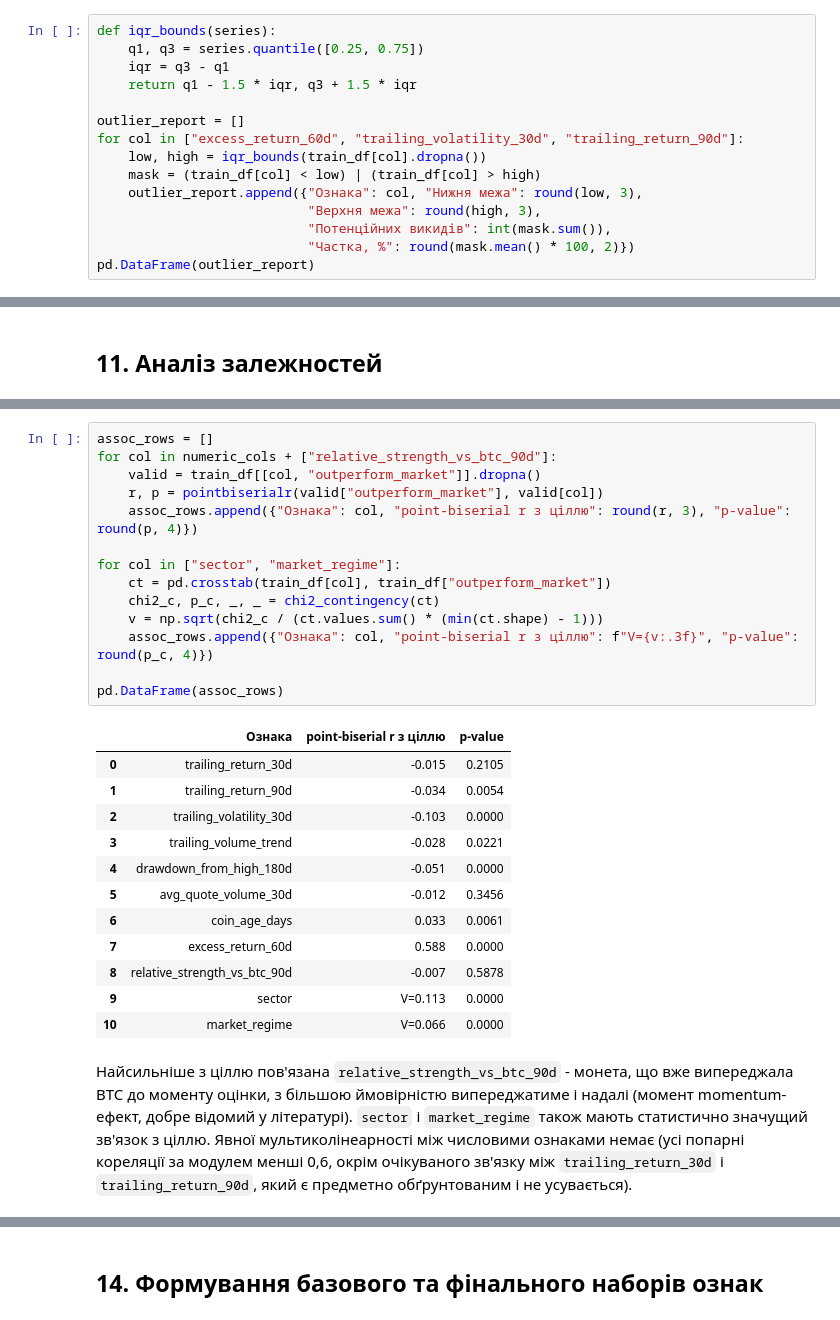
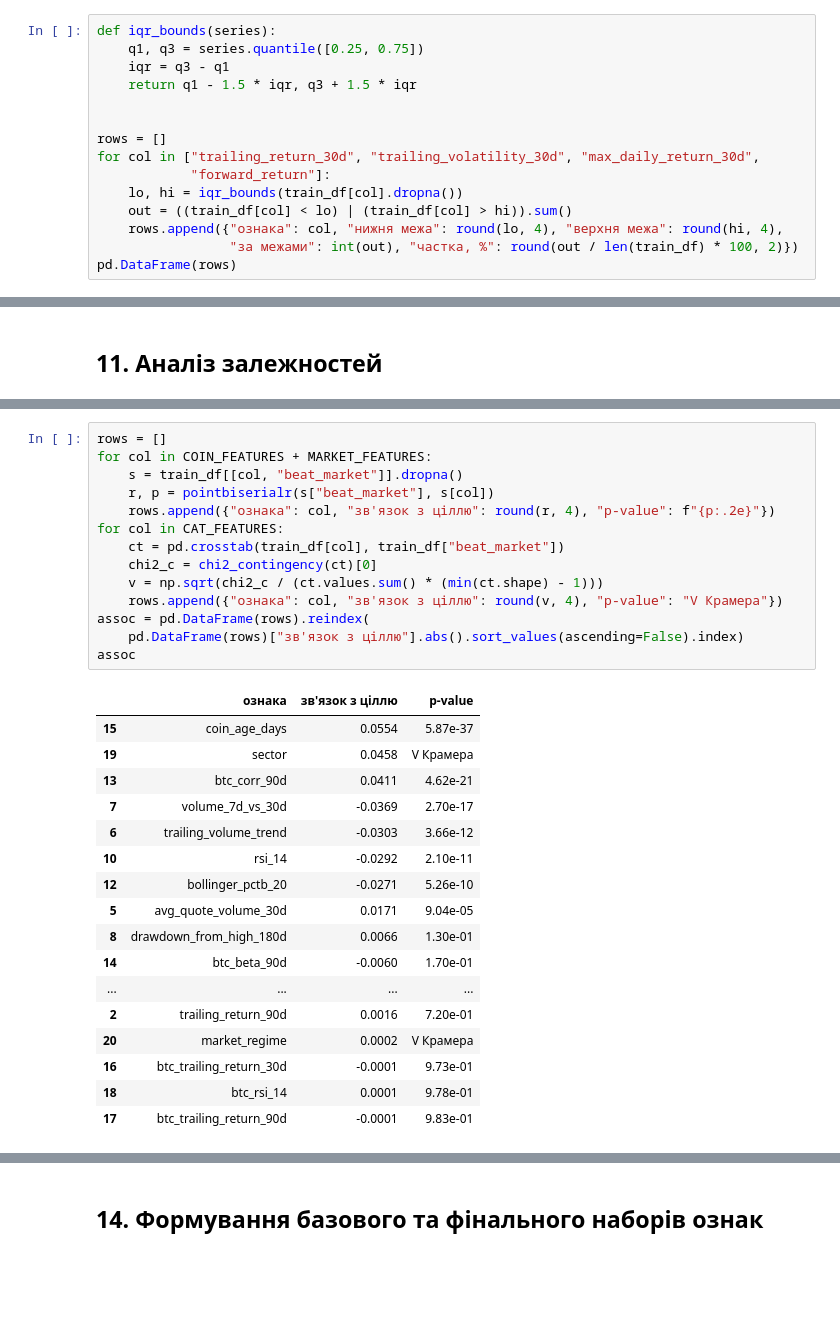
Before and after one commit to Fl0n1x/crypto-perspective-coursework, a Jupyter notebook: Пашко_coursework.ipynb, the cells around one changed output, grey strips where cells are left out. Drawn from its saved outputs; the diff is of its cells as text; blank space fills up the shorter version.

```diff
--- a/Пашко_coursework.ipynb
+++ b/Пашко_coursework.ipynb
@@ -379,13 +431,13 @@ def iqr_bounds(series):
     iqr = q3 - q1
     return q1 - 1.5 * iqr, q3 + 1.5 * iqr
 
-outlier_report = []
-for col in ["excess_return_60d", "trailing_volatility_30d", "trailing_return_90d"]:
-    low, high = iqr_bounds(train_df[col].dropna())
-    mask = (train_df[col] < low) | (train_df[col] > high)
-    outlier_report.append({"Ознака": col, "Нижня межа": round(low, 3),
-                           "Верхня межа": round(high, 3),
-                           "Потенційних викидів": int(mask.sum()),
-                           "Частка, %": round(mask.mean() * 100, 2)})
-pd.DataFrame(outlier_report)
+
+rows = []
+for col in ["trailing_return_30d", "trailing_volatility_30d", "max_daily_return_30d",
+            "forward_return"]:
+    lo, hi = iqr_bounds(train_df[col].dropna())
+    out = ((train_df[col] < lo) | (train_df[col] > hi)).sum()
+    rows.append({"ознака": col, "нижня межа": round(lo, 4), "верхня межа": round(hi, 4),
+                 "за межами": int(out), "частка, %": round(out / len(train_df) * 100, 2)})
+pd.DataFrame(rows)
 # %% [output]
@@ -540,36 +528,32 @@ plt.show()
 # %%
-assoc_rows = []
-for col in numeric_cols + ["relative_strength_vs_btc_90d"]:
-    valid = train_df[[col, "outperform_market"]].dropna()
-    r, p = pointbiserialr(valid["outperform_market"], valid[col])
-    assoc_rows.append({"Ознака": col, "point-biserial r з ціллю": round(r, 3), "p-value": round(p, 4)})
-
-for col in ["sector", "market_regime"]:
-    ct = pd.crosstab(train_df[col], train_df["outperform_market"])
-    chi2_c, p_c, _, _ = chi2_contingency(ct)
+rows = []
+for col in COIN_FEATURES + MARKET_FEATURES:
+    s = train_df[[col, "beat_market"]].dropna()
+    r, p = pointbiserialr(s["beat_market"], s[col])
+    rows.append({"ознака": col, "зв'язок з ціллю": round(r, 4), "p-value": f"{p:.2e}"})
+for col in CAT_FEATURES:
+    ct = pd.crosstab(train_df[col], train_df["beat_market"])
+    chi2_c = chi2_contingency(ct)[0]
     v = np.sqrt(chi2_c / (ct.values.sum() * (min(ct.shape) - 1)))
-    assoc_rows.append({"Ознака": col, "point-biserial r з ціллю": f"V={v:.3f}", "p-value": round(p_c, 4)})
-
-pd.DataFrame(assoc_rows)
+    rows.append({"ознака": col, "зв'язок з ціллю": round(v, 4), "p-value": "V Крамера"})
+assoc = pd.DataFrame(rows).reindex(
+    pd.DataFrame(rows)["зв'язок з ціллю"].abs().sort_values(ascending=False).index)
+assoc
 # %% [output]
-|  | Ознака | point-biserial r з ціллю | p-value |
-| 0 | trailing_return_30d | -0.015 | 0.2105 |
-| 1 | trailing_return_90d | -0.034 | 0.0054 |
-| 2 | trailing_volatility_30d | -0.103 | 0.0000 |
-| 3 | trailing_volume_trend | -0.028 | 0.0221 |
-| 4 | drawdown_from_high_180d | -0.051 | 0.0000 |
-| 5 | avg_quote_volume_30d | -0.012 | 0.3456 |
-| 6 | coin_age_days | 0.033 | 0.0061 |
-| 7 | excess_return_60d | 0.588 | 0.0000 |
-| 8 | relative_strength_vs_btc_90d | -0.007 | 0.5878 |
-| 9 | sector | V=0.113 | 0.0000 |
-| 10 | market_regime | V=0.066 | 0.0000 |
+|  | ознака | зв'язок з ціллю | p-value |
+| 15 | coin_age_days | 0.0554 | 5.87e-37 |
+| 19 | sector | 0.0458 | V Крамера |
+| 13 | btc_corr_90d | 0.0411 | 4.62e-21 |
+| 7 | volume_7d_vs_30d | -0.0369 | 2.70e-17 |
+| 6 | trailing_volume_trend | -0.0303 | 3.66e-12 |
+| 10 | rsi_14 | -0.0292 | 2.10e-11 |
+| 12 | bollinger_pctb_20 | -0.0271 | 5.26e-10 |
+| 5 | avg_quote_volume_30d | 0.0171 | 9.04e-05 |
+| 8 | drawdown_from_high_180d | 0.0066 | 1.30e-01 |
+| 14 | btc_beta_90d | -0.0060 | 1.70e-01 |
+| ... | ... | ... | ... |
+| 2 | trailing_return_90d | 0.0016 | 7.20e-01 |
+| 20 | market_regime | 0.0002 | V Крамера |
+| 16 | btc_trailing_return_30d | -0.0001 | 9.73e-01 |
+| 18 | btc_rsi_14 | 0.0001 | 9.78e-01 |
+| 17 | btc_trailing_return_90d | -0.0001 | 9.83e-01 |
-# %% [markdown]
-Найсильніше з ціллю пов'язана `relative_strength_vs_btc_90d` - монета, що
-вже випереджала BTC до моменту оцінки, з більшою ймовірністю
-випереджатиме і надалі (момент momentum-ефект, добре відомий у
-літературі). `sector` і `market_regime` також мають статистично значущий
-зв'язок з ціллю. Явної мультиколінеарності між числовими ознаками немає
-(усі попарні кореляції за модулем менші 0,6, окрім очікуваного зв'язку
-між `trailing_return_30d` і `trailing_return_90d`, який є предметно
-обґрунтованим і не усувається).
```
Also changed, not shown: parts of 108 cells of this notebook, 44 other files.
